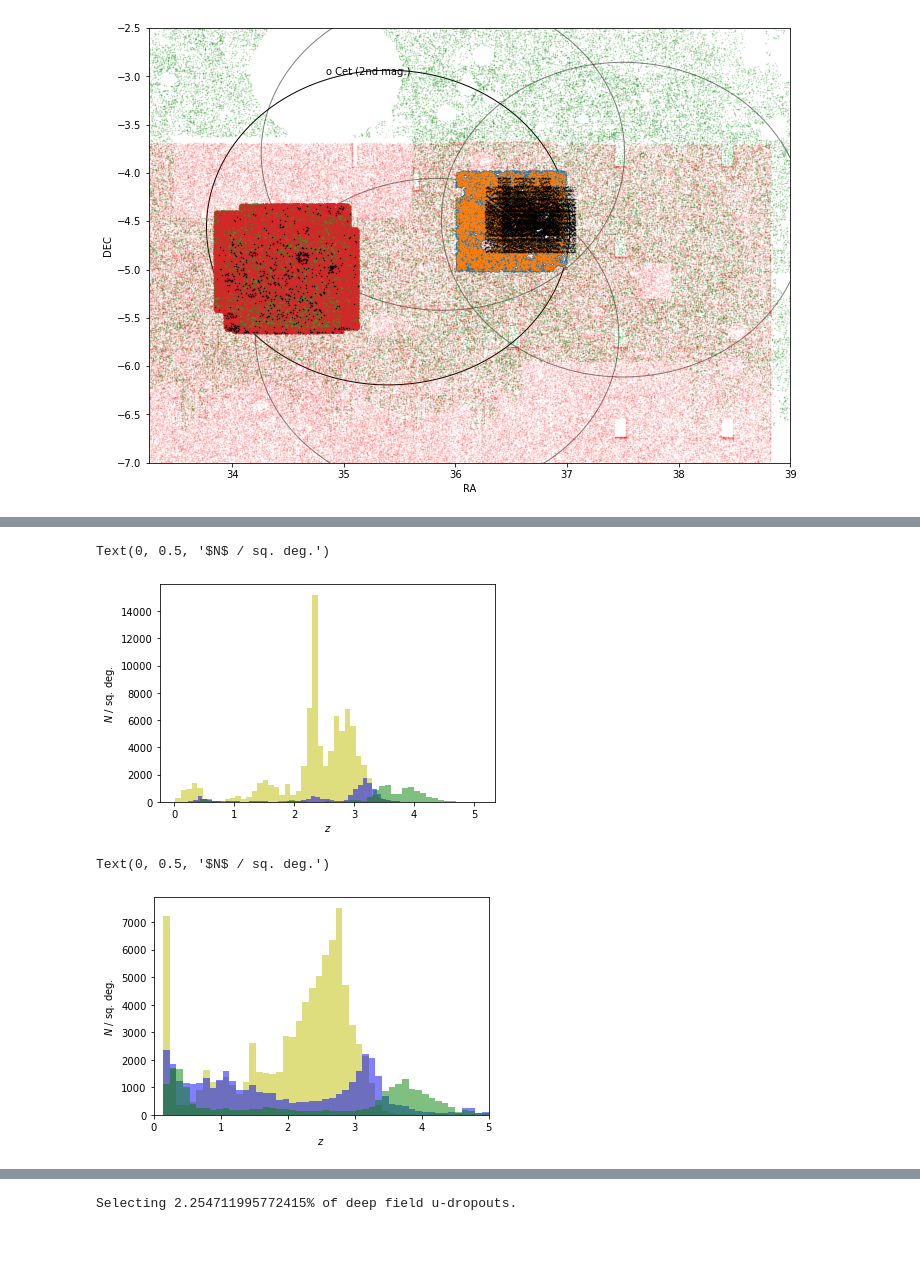
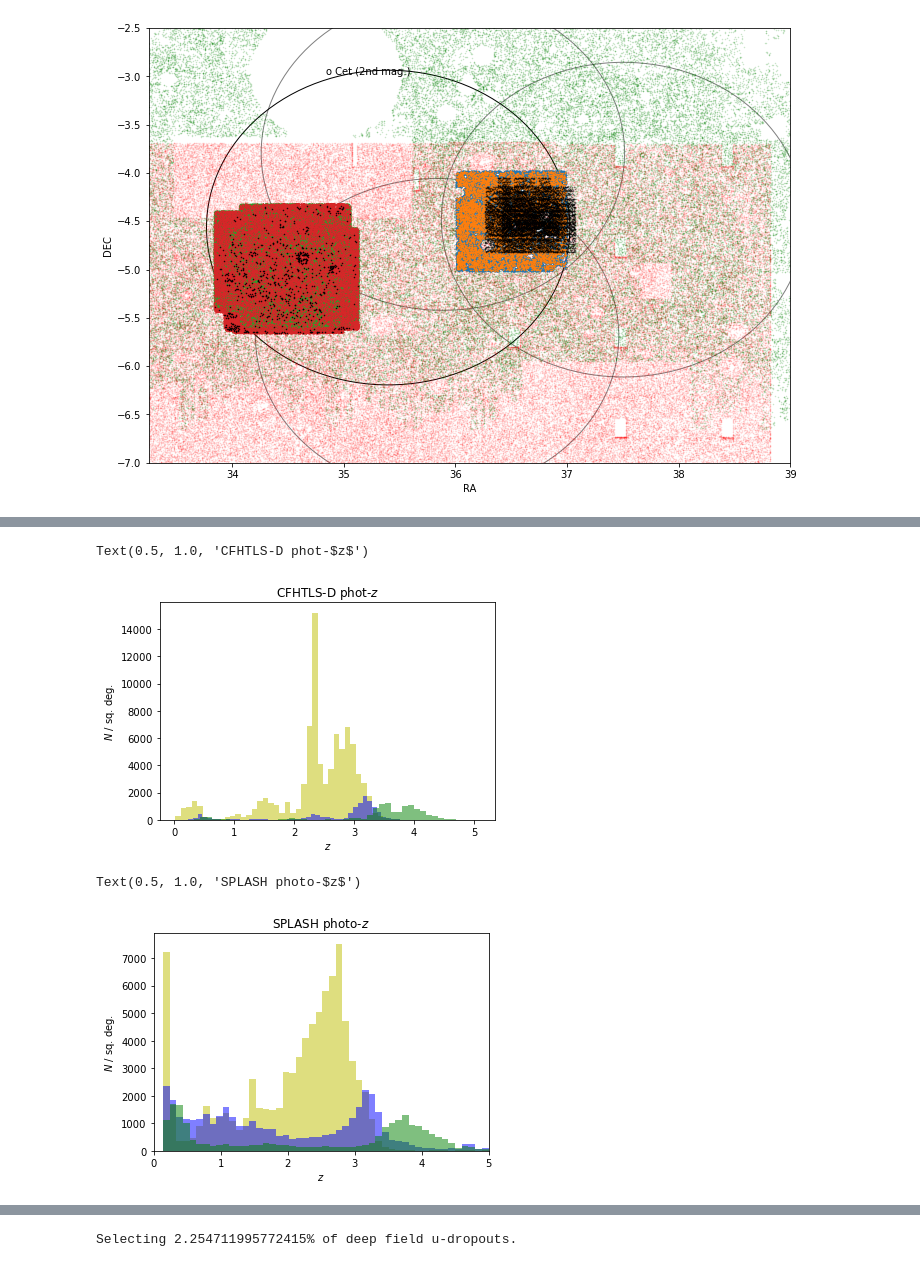
Before and after one commit to michaelJwilson/DESILBG, a Jupyter notebook: target/proposals/docs/desilbg-splash.ipynb, the cells around one changed output, grey strips where cells are left out. Saved outputs shown, nothing was run; the diff lists cells and outputs as text; code cells hidden in the pictures.

Commit message:
Updated titles on figs.

```diff
--- a/target/proposals/docs/desilbg-splash.ipynb
+++ b/target/proposals/docs/desilbg-splash.ipynb
@@ -680,14 +680,15 @@ Table length=1
 # %%
 # _ = pl.hist(adrops['Z_PHOT'], bins=50, alpha=0.5, color='r')
 _            = pl.hist(xdrops['Z_PHOT'], bins=50, alpha=0.5, color='y')
 _            = pl.hist(udrops['Z_PHOT'], bins=50, alpha=0.5, color='b')
 _            = pl.hist(gdrops['Z_PHOT'], bins=50, alpha=0.5, color='g')
 
 pl.xlabel('$z$')
 pl.ylabel('$N$ / sq. deg.')
+pl.title(r'CFHTLS-D phot-$z$')
 # %% [output]
-Text(0, 0.5, '$N$ / sq. deg.')
+Text(0.5, 1.0, 'CFHTLS-D phot-$z$')
-[figure, old version]
+[figure, new version]
 # %%
 bins = _[1]
 # %%
@@ -699,9 +700,10 @@ pl.xlim(0.0, 5.0)
 
 pl.xlabel('$z$')
 pl.ylabel('$N$ / sq. deg.')
+pl.title(r'SPLASH photo-$z$')
 # %% [output]
-Text(0, 0.5, '$N$ / sq. deg.')
+Text(0.5, 1.0, 'SPLASH photo-$z$')
-[figure, old version]
+[figure, new version]
 # %%
 _    = pl.hist(sxdrops['ZSPEC'], bins=bins, alpha=0.5, color='y')
 _    = pl.hist(sudrops['ZSPEC'], bins=bins, alpha=0.5, color='b')
```
Also changed, not shown: parts of 4 cells of this notebook.
